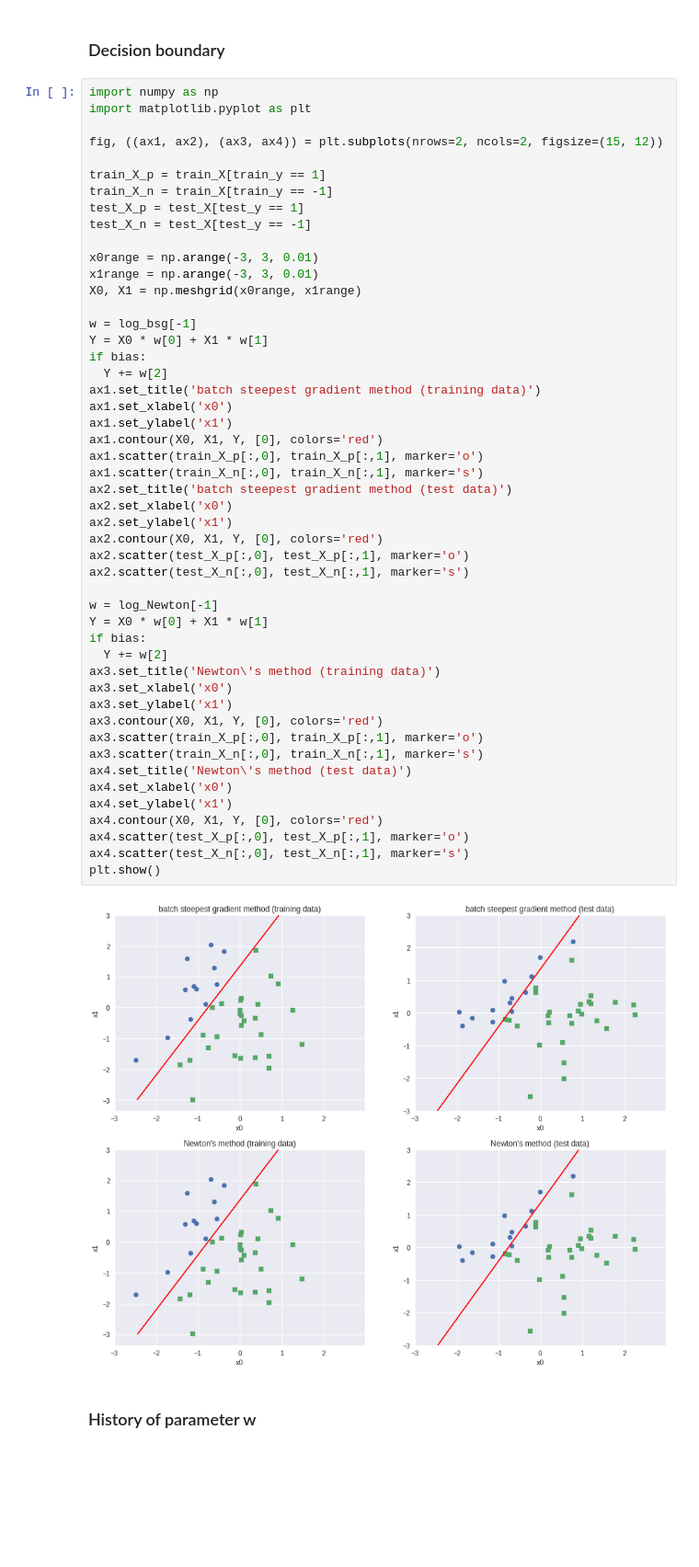
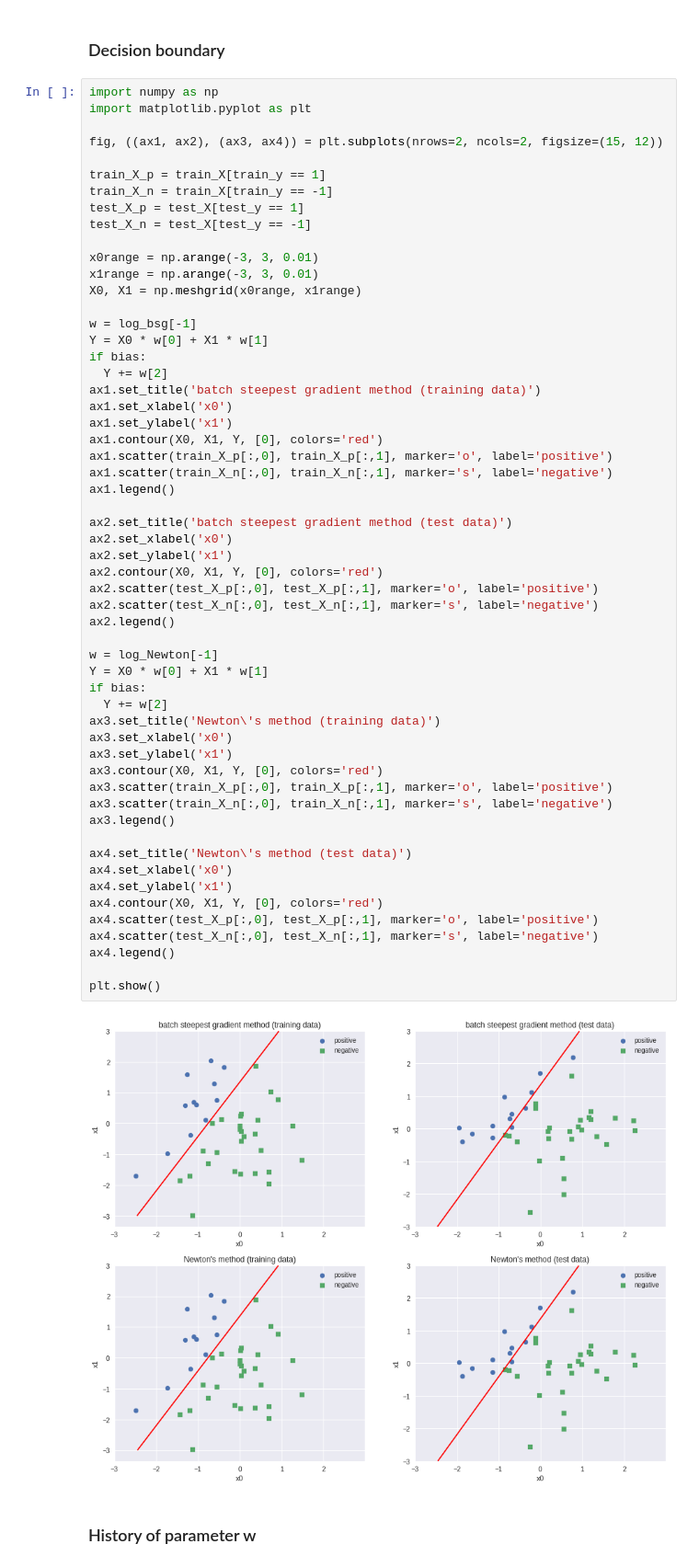
Before and after one commit to You-Your-Yu/machine-learning-assignment, a Jupyter notebook: Shimosaka_fin_1515309_problem1.ipynb, the cells around one changed output. Shown at 92% size. Saved outputs shown, nothing was run; the diff lists cells and outputs as text; blank space fills up the shorter version.

```diff
--- a/Shimosaka_fin_1515309_problem1.ipynb
+++ b/Shimosaka_fin_1515309_problem1.ipynb
@@ -208,42 +208,49 @@ x0range = np.arange(-3, 3, 0.01)
 x1range = np.arange(-3, 3, 0.01)
 X0, X1 = np.meshgrid(x0range, x1range)
 
 w = log_bsg[-1]
 Y = X0 * w[0] + X1 * w[1]
 if bias:
   Y += w[2]
 ax1.set_title('batch steepest gradient method (training data)')
 ax1.set_xlabel('x0')
 ax1.set_ylabel('x1')
 ax1.contour(X0, X1, Y, [0], colors='red')
-ax1.scatter(train_X_p[:,0], train_X_p[:,1], marker='o')
-ax1.scatter(train_X_n[:,0], train_X_n[:,1], marker='s')
+ax1.scatter(train_X_p[:,0], train_X_p[:,1], marker='o', label='positive')
+ax1.scatter(train_X_n[:,0], train_X_n[:,1], marker='s', label='negative')
+ax1.legend()
+
 ax2.set_title('batch steepest gradient method (test data)')
 ax2.set_xlabel('x0')
 ax2.set_ylabel('x1')
 ax2.contour(X0, X1, Y, [0], colors='red')
-ax2.scatter(test_X_p[:,0], test_X_p[:,1], marker='o')
-ax2.scatter(test_X_n[:,0], test_X_n[:,1], marker='s')
+ax2.scatter(test_X_p[:,0], test_X_p[:,1], marker='o', label='positive')
+ax2.scatter(test_X_n[:,0], test_X_n[:,1], marker='s', label='negative')
+ax2.legend()
 
 w = log_Newton[-1]
 Y = X0 * w[0] + X1 * w[1]
 if bias:
   Y += w[2]
 ax3.set_title('Newton\'s method (training data)')
 ax3.set_xlabel('x0')
 ax3.set_ylabel('x1')
 ax3.contour(X0, X1, Y, [0], colors='red')
-ax3.scatter(train_X_p[:,0], train_X_p[:,1], marker='o')
-ax3.scatter(train_X_n[:,0], train_X_n[:,1], marker='s')
+ax3.scatter(train_X_p[:,0], train_X_p[:,1], marker='o', label='positive')
+ax3.scatter(train_X_n[:,0], train_X_n[:,1], marker='s', label='negative')
+ax3.legend()
+
 ax4.set_title('Newton\'s method (test data)')
 ax4.set_xlabel('x0')
 ax4.set_ylabel('x1')
 ax4.contour(X0, X1, Y, [0], colors='red')
-ax4.scatter(test_X_p[:,0], test_X_p[:,1], marker='o')
-ax4.scatter(test_X_n[:,0], test_X_n[:,1], marker='s')
+ax4.scatter(test_X_p[:,0], test_X_p[:,1], marker='o', label='positive')
+ax4.scatter(test_X_n[:,0], test_X_n[:,1], marker='s', label='negative')
+ax4.legend()
+
 plt.show()
 # %% [output]
-[figure, old version]
+[figure, new version]
 # %% [markdown]
 ### History of parameter w
 # %%
```
Also changed, not shown: parts of 1 cell of this notebook.
